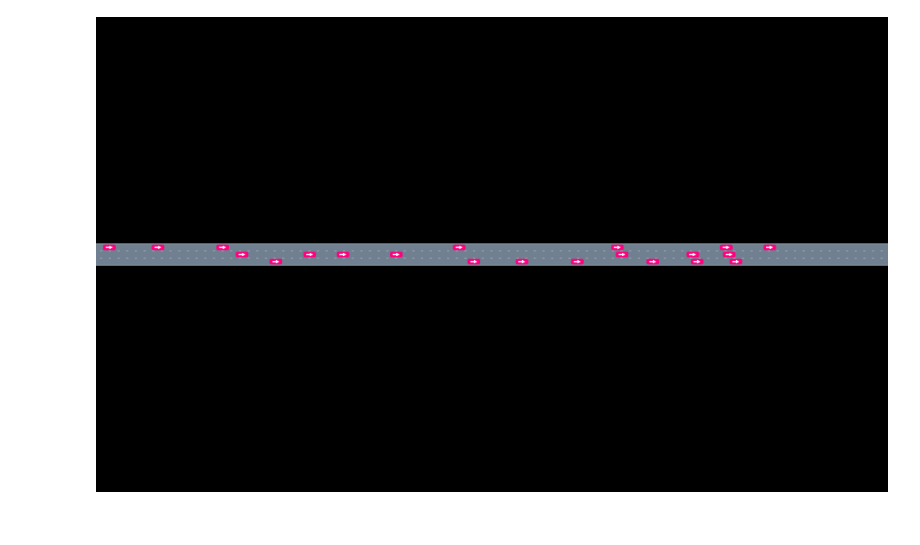
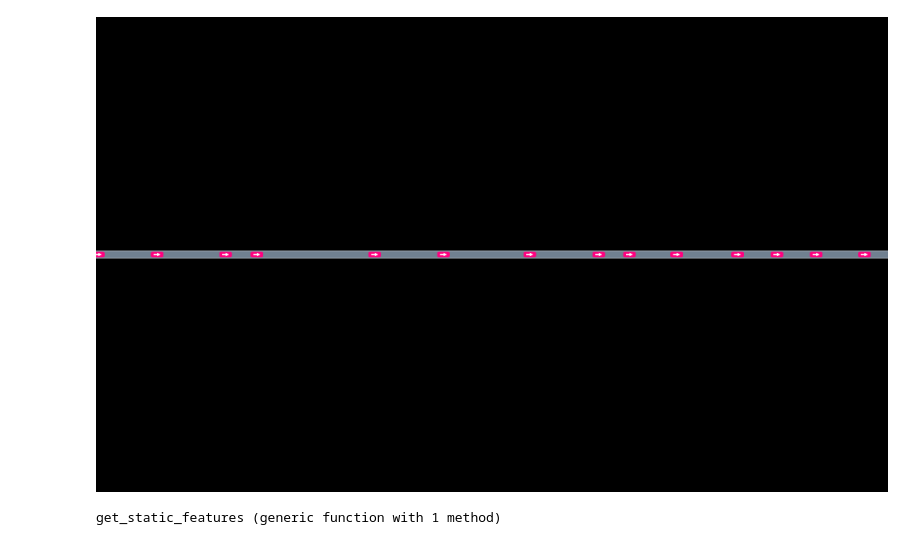
Before and after one commit to wulfebw/risk_prediction, a Jupyter notebook: scripts/scene_gen/test_bayes_net_lane_generator.ipynb, the cells around one changed output. Drawn from its saved outputs; the diff is of its cells as text; code cells hidden in the pictures.

```diff
--- a/scripts/scene_gen/test_bayes_net_lane_generator.ipynb
+++ b/scripts/scene_gen/test_bayes_net_lane_generator.ipynb
@@ -15,20 +30,73 @@ BayesNets.BayesNet{BayesNets.CPDs.CategoricalCPD{Distributions.Categorical{Float
 # build the generator
 sampler = UniformAssignmentSampler(var_edges)
 dynamics = Dict(:velocity=>:forevelocity)
-num_veh_per_lane = 7
+num_veh_per_lane = 20
 min_p = get_passive_behavior_params(err_p_a_to_i = .01)
 max_p = get_aggressive_behavior_params(err_p_a_to_i = .01)
 context = IntegratedContinuous(.1, 1)
 behgen = CorrelatedBehaviorGenerator(context, min_p, max_p)
-gen = BayesNetLaneGenerator(base_bn, prop_bn, sampler, dynamics, num_veh_per_lane,
-        behgen);
+gen = BayesNetLaneGenerator(base_bn, prop_bn, sampler, dynamics, num_veh_per_lane, behgen);
 # %%
-num_lanes = 3
+num_lanes = 1
 roadway = gen_straight_roadway(num_lanes)
 scene = Scene(num_veh_per_lane * num_lanes)
 models = Dict{Int,DriverModel}()
-rand!(gen, roadway, scene, models, 1);
+rand!(gen, roadway, scene, models, 2);
 # %%
-render(scene, roadway)
+render(scene, roadway, cam=)
 # %% [output]
-[figure, old version]
+[figure, new version]
+# %%
+# scene feature extractors
+function get_static_features(scene::Scene, roadway::Roadway)
+    # feature containers, censors
+    timegaps = zeros(Float64, length(scene))
+    timegap_censor_hi = 10.
+    ttcs = zeros(Float64, length(scene))
+    ttc_censor_hi = 30.
+    velocities = zeros(Float64, length(scene))
+    distance_fores = zeros(Float64, length(scene))
+    distance_fore_censor_hi = 100.
+
+    for veh_idx in 1:length(scene)
+        ego_veh = scene.vehicles[veh_idx]
+        velocities[veh_idx] = ego_veh.state.v
+
+        neigh = get_neighbor_fore_along_lane(scene, veh_idx, roadway)
+
+        # if the fore vehicle does not exist then set as censor high
+        if neigh.ind == 0
+            timegaps[veh_idx] = timegap_censor_hi
+            distance_fores[veh_idx] = distance_fore_censor_hi
+            ttcs[veh_idx] = ttc_censor_hi
+        else
+            # get both vehicles
+            rear_veh = scene.vehicles[veh_idx]
+            fore_veh = scene.vehicles[neigh.ind]
+
+            # want the time for the rear vehicle's front to reach the fore vehicle's back
+            v = rear_veh.state.v
+
+            # first term is distance between centers
+            # second moves from fore vehicle center to back bumper
+            # third moves from rear vehicle center to front bumper
+            Δs = (fore_veh.state.posF.s - rear_veh.state.posF.s) - (fore_veh.def.length / 2) - (rear_veh.def.length / 2)
+            timegaps[veh_idx] = min(Δs / v, timegap_censor_hi)
+
+            # distance fore
+            distance_fores[veh_idx] = min(Δs, distance_fore_censor_hi)
+
+            # time to collision
+            Δv = fore_veh.state.v - rear_veh.state.v
+            if Δv < 0.
+                ttcs[veh_idx] = min(max(-1 * Δs / Δv, 0.), ttc_censor_hi)
+            else # this means fore vehicle moving away too quickly
+                ttcs[veh_idx] = ttc_censor_hi
+            end
+
+        end
+    end
+    return timegaps, ttcs, velocities, distance_fores
+end
+# %% [output]
+get_static_features (generic function with 1 method)
```
Also changed, not shown: parts of 4 cells of this notebook, 1 other file.
